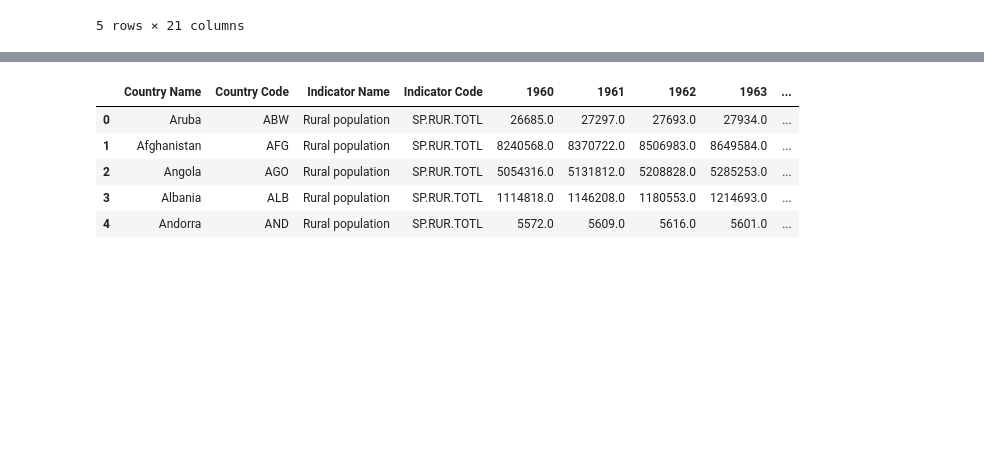
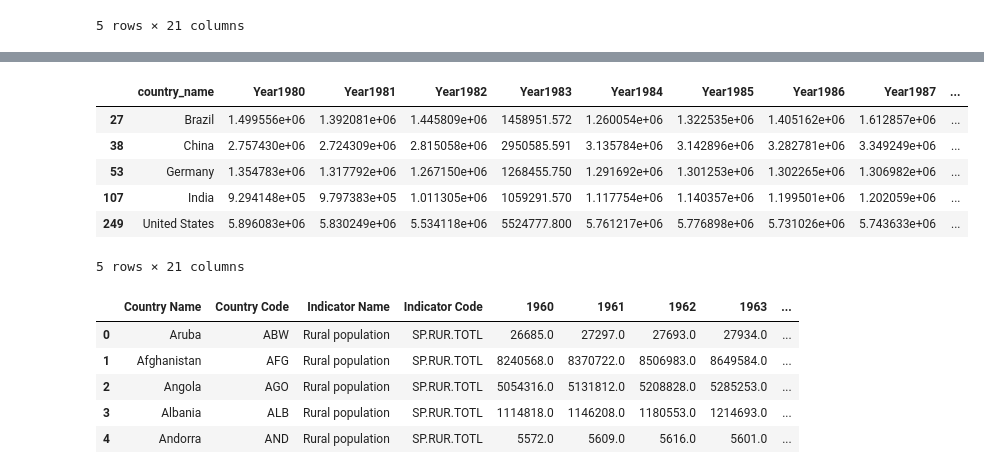
Before and after one commit to u9510136/ETL-project, a Jupyter notebook: ETL_Project.ipynb, the cells around one changed output, grey strips where cells are left out. Drawn from its saved outputs; the diff is of its cells as text; code cells hidden in the pictures; blank space fills up the shorter version.

```diff
--- a/ETL_Project.ipynb
+++ b/ETL_Project.ipynb
@@ -295,3 +311,10 @@ green_house_gas_final
 | 107 | India | 9.294148e+05 | 9.797383e+05 | 1.011305e+06 | 1059291.570 | 1.117754e+06 | 1.140357e+06 | 1.199501e+06 | 1.202059e+06 | 1.305251e+06 | ... |
 | 249 | United States | 5.896083e+06 | 5.830249e+06 | 5.534118e+06 | 5524777.800 | 5.761217e+06 | 5.776898e+06 | 5.731026e+06 | 5.743633e+06 | 6.185748e+06 | ... |
 5 rows × 21 columns
+# %%
+columns = green_house_gas_final.columns
+# %%
+new_columns = ['country_name']
+for column in columns[1:]:
+    new_name = "Year" + column
+    new_columns.append(new_name)
@@ -298,3 +341,15 @@ green_house_gas_final
+# %%
+green_house_gas_final.columns = new_columns
+# %%
+green_house_gas_final.head()
+# %% [output]
+|  | country_name | Year1980 | Year1981 | Year1982 | Year1983 | Year1984 | Year1985 | Year1986 | Year1987 | ... |
+| 27 | Brazil | 1.499556e+06 | 1.392081e+06 | 1.445809e+06 | 1458951.572 | 1.260054e+06 | 1.322535e+06 | 1.405162e+06 | 1.612857e+06 | ... |
+| 38 | China | 2.757430e+06 | 2.724309e+06 | 2.815058e+06 | 2950585.591 | 3.135784e+06 | 3.142896e+06 | 3.282781e+06 | 3.349249e+06 | ... |
+| 53 | Germany | 1.354783e+06 | 1.317792e+06 | 1.267150e+06 | 1268455.750 | 1.291692e+06 | 1.301253e+06 | 1.302265e+06 | 1.306982e+06 | ... |
+| 107 | India | 9.294148e+05 | 9.797383e+05 | 1.011305e+06 | 1059291.570 | 1.117754e+06 | 1.140357e+06 | 1.199501e+06 | 1.202059e+06 | ... |
+| 249 | United States | 5.896083e+06 | 5.830249e+06 | 5.534118e+06 | 5524777.800 | 5.761217e+06 | 5.776898e+06 | 5.731026e+06 | 5.743633e+06 | ... |
+5 rows × 21 columns
 # %%
 path_2 = "csv/rural_population.csv"
 population = pd.read_csv(path_2)
```
Also changed, not shown: parts of 31 cells of this notebook, 3 other files.
